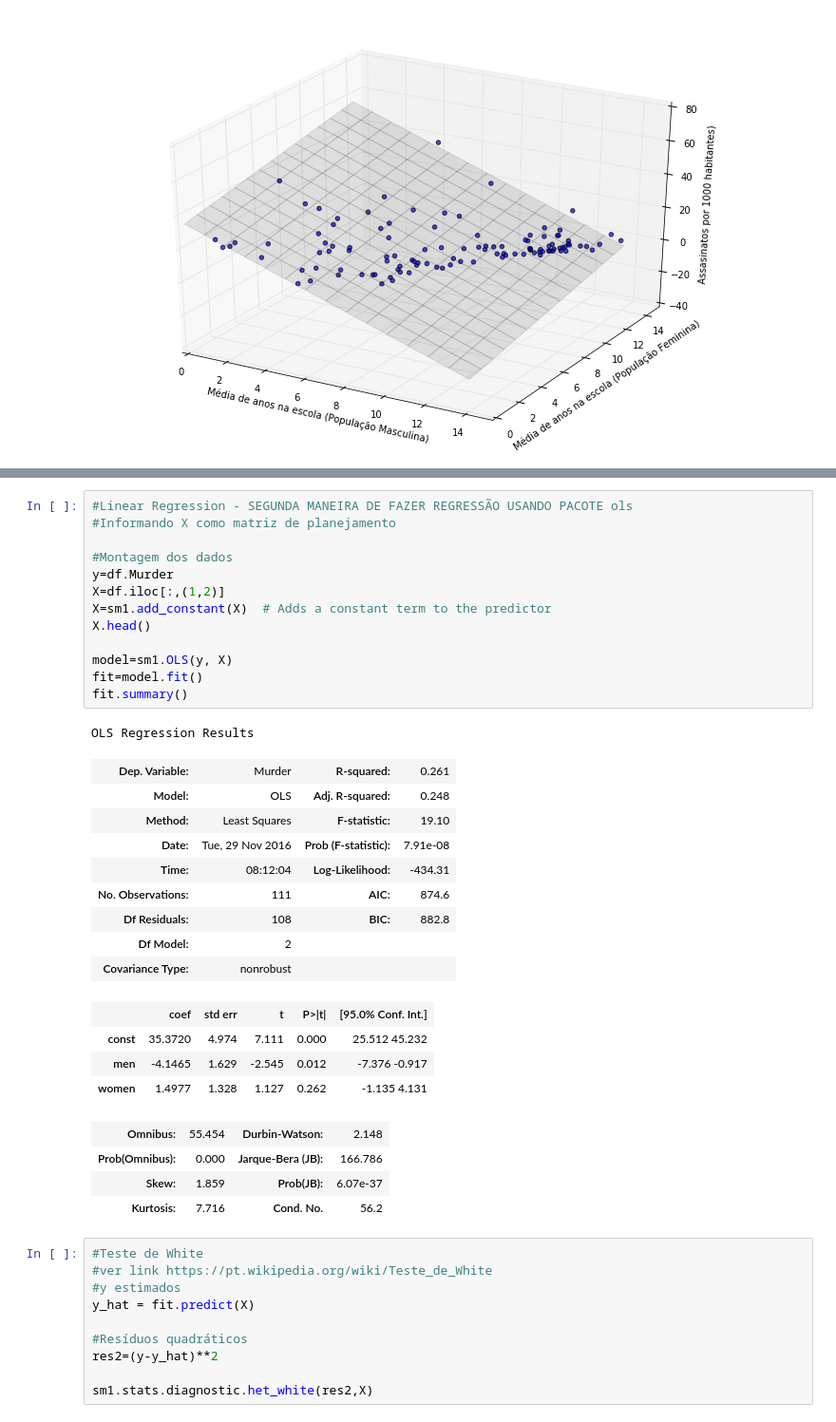
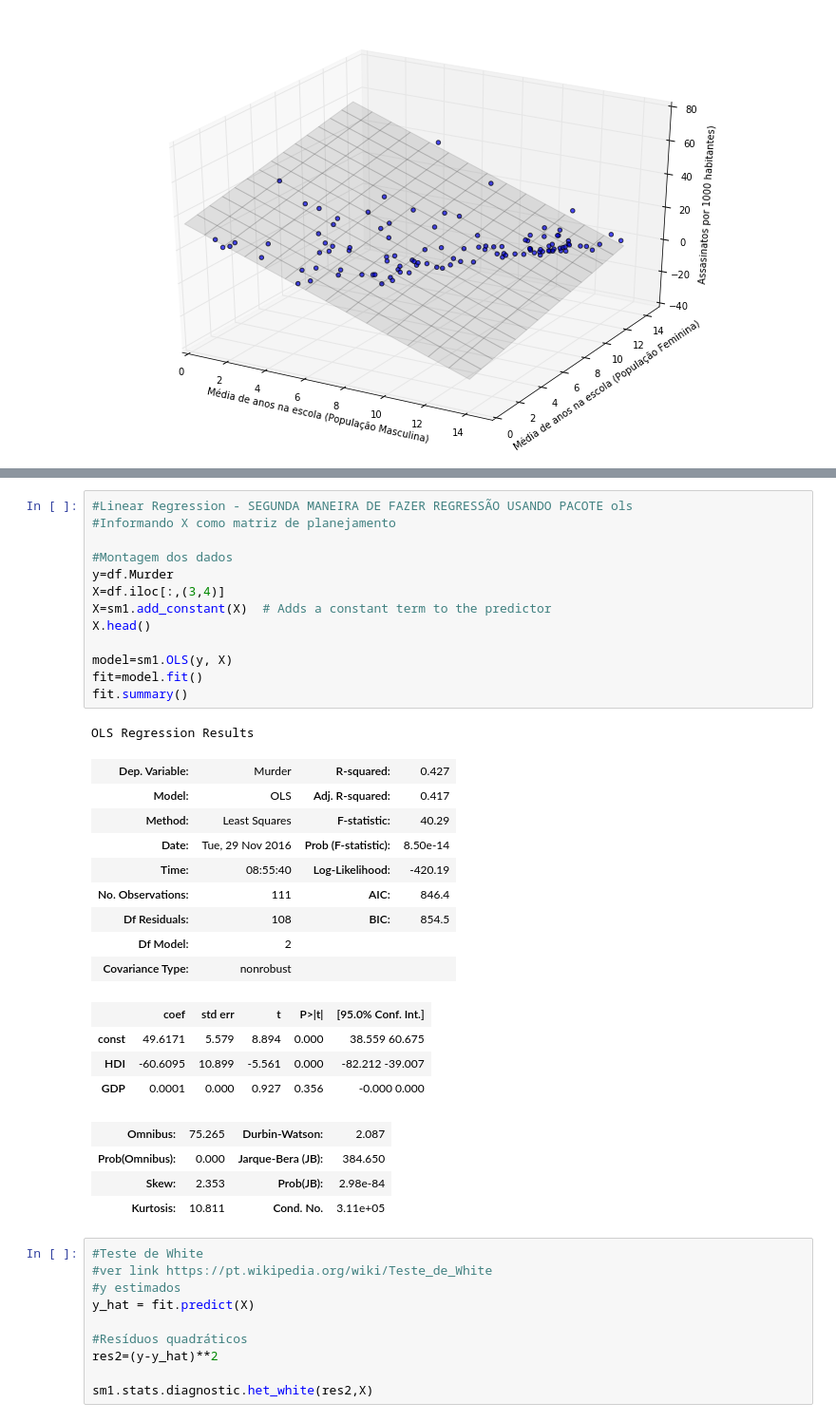
Before and after one commit to Patrick8991/Projeto_3_CD, a Jupyter notebook: Projeto_3.ipynb, the cells around one changed output, grey strips where cells are left out. Shown at 95% size. Drawn from its saved outputs; the diff is of its cells as text.

```diff
--- a/Projeto_3.ipynb
+++ b/Projeto_3.ipynb
@@ -218,35 +213,35 @@ plt.show()
 # %%
 #Linear Regression - SEGUNDA MANEIRA DE FAZER REGRESSÃO USANDO PACOTE ols
 #Informando X como matriz de planejamento
 
 #Montagem dos dados
 y=df.Murder
-X=df.iloc[:,(1,2)]
+X=df.iloc[:,(3,4)]
 X=sm1.add_constant(X)  # Adds a constant term to the predictor
 X.head()
 
 model=sm1.OLS(y, X)
 fit=model.fit()
 fit.summary()
 # %% [output]
 OLS Regression Results
-| Dep. Variable: | Murder | R-squared: | 0.261 |
-| Model: | OLS | Adj. R-squared: | 0.248 |
-| Method: | Least Squares | F-statistic: | 19.10 |
-| Date: | Tue, 29 Nov 2016 | Prob (F-statistic): | 7.91e-08 |
-| Time: | 08:12:04 | Log-Likelihood: | -434.31 |
-| No. Observations: | 111 | AIC: | 874.6 |
-| Df Residuals: | 108 | BIC: | 882.8 |
+| Dep. Variable: | Murder | R-squared: | 0.427 |
+| Model: | OLS | Adj. R-squared: | 0.417 |
+| Method: | Least Squares | F-statistic: | 40.29 |
+| Date: | Tue, 29 Nov 2016 | Prob (F-statistic): | 8.50e-14 |
+| Time: | 08:55:40 | Log-Likelihood: | -420.19 |
+| No. Observations: | 111 | AIC: | 846.4 |
+| Df Residuals: | 108 | BIC: | 854.5 |
 | Df Model: | 2 |  |  |
 | Covariance Type: | nonrobust |  |  |
 |  | coef | std err | t | P>|t| | [95.0% Conf. Int.] |
-| const | 35.3720 | 4.974 | 7.111 | 0.000 | 25.512 45.232 |
-| men | -4.1465 | 1.629 | -2.545 | 0.012 | -7.376 -0.917 |
-| women | 1.4977 | 1.328 | 1.127 | 0.262 | -1.135 4.131 |
+| const | 49.6171 | 5.579 | 8.894 | 0.000 | 38.559 60.675 |
+| HDI | -60.6095 | 10.899 | -5.561 | 0.000 | -82.212 -39.007 |
+| GDP | 0.0001 | 0.000 | 0.927 | 0.356 | -0.000 0.000 |
-| Omnibus: | 55.454 | Durbin-Watson: | 2.148 |
-| Prob(Omnibus): | 0.000 | Jarque-Bera (JB): | 166.786 |
-| Skew: | 1.859 | Prob(JB): | 6.07e-37 |
-| Kurtosis: | 7.716 | Cond. No. | 56.2 |
+| Omnibus: | 75.265 | Durbin-Watson: | 2.087 |
+| Prob(Omnibus): | 0.000 | Jarque-Bera (JB): | 384.650 |
+| Skew: | 2.353 | Prob(JB): | 2.98e-84 |
+| Kurtosis: | 10.811 | Cond. No. | 3.11e+05 |
 # %%
 #Teste de White
 #ver link https://pt.wikipedia.org/wiki/Teste_de_White
```
Also changed, not shown: parts of 2 cells of this notebook.
